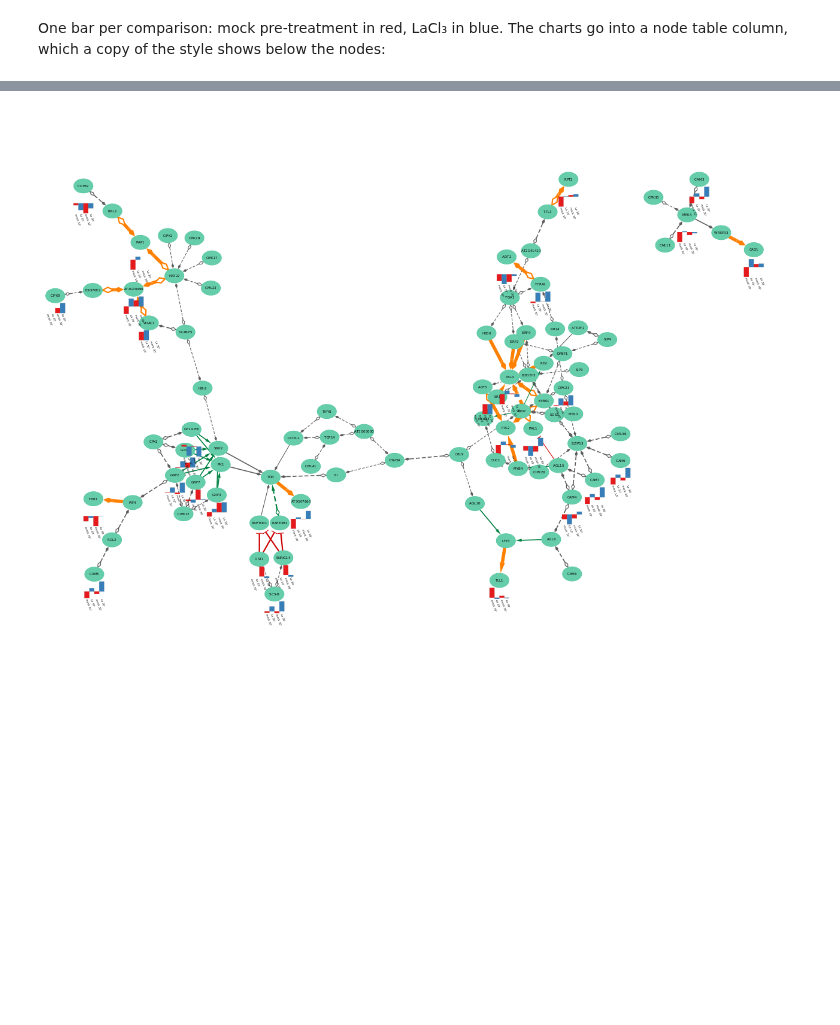
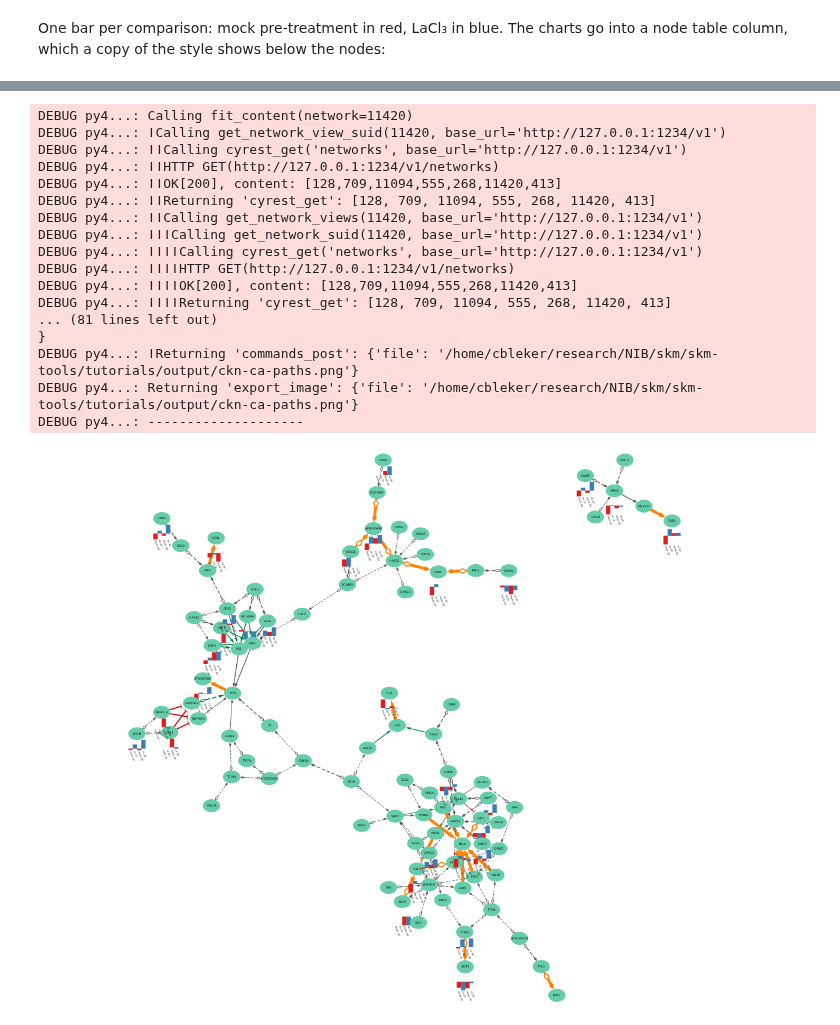
Before and after one commit to NIB-SI/skm-tools, a Jupyter notebook: tutorials/tutorial-ckn.ipynb, the cells around one changed output, grey strips where cells are left out. Drawn from its saved outputs; the diff is of its cells as text; code cells hidden in the pictures; blank space fills up the shorter version.

```diff
--- a/tutorials/tutorial-ckn.ipynb
+++ b/tutorials/tutorial-ckn.ipynb
@@ -52,7 +58,7 @@ CKN is downloaded from [skm.nib.si](https://skm.nib.si) the first time, into `da
 (about 4 MB). Undirected edges (e.g. binding) are added in both directions, so that
 directed path searches can use them either way.
 # %%
-ckn = ckn_to_networkx(data_dir / "ckn-edges.tsv.gz", data_dir / "ckn-nodes.tsv.gz")
+ckn = ckn_to_networkx(data_dir=data_dir)
 print(ckn)
 # %% [output]
 DiGraph with 26234 nodes and 898887 edges
@@ -197,5 +214,5 @@ AT3G03000 → TIFY8 → LST8-1 → TOR → AT3G07660
 # %%
-paths_net = path_subgraph(paths, ckn)
+paths_net = path_subgraph(ckn, paths)
 print(paths_net)
 # %% [output]
 DiGraph with 89 nodes and 119 edges
@@ -352,6 +460,23 @@ cu.highlight_edges(cut, "#FF7F00", network=suid)
 # %%
 # ci-skip: needs a running Cytoscape
-cu.export_network(suid, output_dir / "ckn-ca-paths.png", format="PNG", zoom=150)
-Image(output_dir / "ckn-ca-paths.png")
+image = cu.export_network(output_dir / "ckn-ca-paths.png", format="PNG", zoom=150, network=suid)
+Image(image)
 # %% [output]
+DEBUG py4...: Calling fit_content(network=11420)
+DEBUG py4...: ǀCalling get_network_view_suid(11420, base_url='http://127.0.0.1:1234/v1')
+DEBUG py4...: ǀǀCalling cyrest_get('networks', base_url='http://127.0.0.1:1234/v1')
+DEBUG py4...: ǀǀHTTP GET(http://127.0.0.1:1234/v1/networks)
+DEBUG py4...: ǀǀOK[200], content: [128,709,11094,555,268,11420,413]
+DEBUG py4...: ǀǀReturning 'cyrest_get': [128, 709, 11094, 555, 268, 11420, 413]
+DEBUG py4...: ǀǀCalling get_network_views(11420, base_url='http://127.0.0.1:1234/v1')
+DEBUG py4...: ǀǀǀCalling get_network_suid(11420, base_url='http://127.0.0.1:1234/v1')
+DEBUG py4...: ǀǀǀǀCalling cyrest_get('networks', base_url='http://127.0.0.1:1234/v1')
+DEBUG py4...: ǀǀǀǀHTTP GET(http://127.0.0.1:1234/v1/networks)
+DEBUG py4...: ǀǀǀǀOK[200], content: [128,709,11094,555,268,11420,413]
+DEBUG py4...: ǀǀǀǀReturning 'cyrest_get': [128, 709, 11094, 555, 268, 11420, 413]
+... (81 lines left out)
+}
+DEBUG py4...: ǀReturning 'commands_post': {'file': '/home/cbleker/research/NIB/skm/skm-tools/tutorials/output/ckn-ca-paths.png'}
+DEBUG py4...: Returning 'export_image': {'file': '/home/cbleker/research/NIB/skm/skm-tools/tutorials/output/ckn-ca-paths.png'}
+DEBUG py4...: --------------------
-[figure, old version]
+[figure, new version]
```
Also changed, not shown: parts of 25 cells of this notebook, 50 other files.
